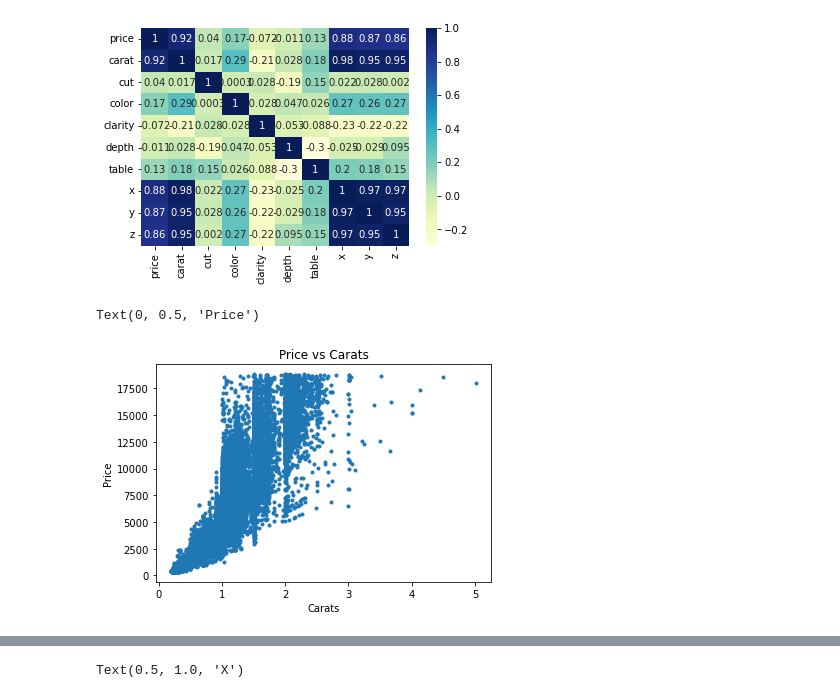
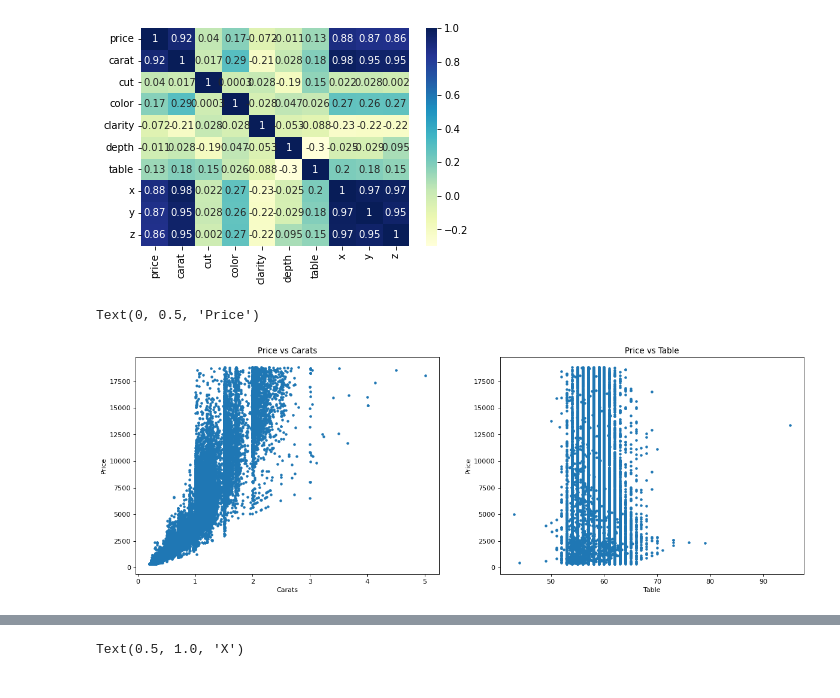
Before and after one commit to LYT922/Classification-and-Regression-Methods, a Jupyter notebook: ylin254_cicloss_assignment1_part_2_3.ipynb, the cells around one changed output, grey strips where cells are left out. Saved outputs shown, nothing was run; the diff lists cells and outputs as text; code cells hidden in the pictures.

```diff
--- a/ylin254_cicloss_assignment1_part_2_3.ipynb
+++ b/ylin254_cicloss_assignment1_part_2_3.ipynb
@@ -112,10 +111,20 @@ dataplot = sb.heatmap(features.corr(), cmap="YlGnBu", annot=True)
 # %% [output]
 [figure]
 # %%
+figure(figsize=(18, 6), dpi=80)
+plt.subplot(1,2,1)
+
 plt.scatter(df_view[:,0],df_view[:,6],marker='.') #plotting price vs the carats
 plt.title('Price vs Carats')
 plt.xlabel('Carats')
 plt.ylabel('Price')
+
+plt.subplot(1,2,2)
+
+plt.scatter(df_view[:,5],df_view[:,6],marker='.') #plotting price vs the table value
+plt.title('Price vs Table')
+plt.xlabel('Table')
+plt.ylabel('Price')
 # %% [output]
 Text(0, 0.5, 'Price')
-[figure, old version]
+[figure, new version]
```
Also changed, not shown: parts of 17 cells of this notebook, 3 other files.
